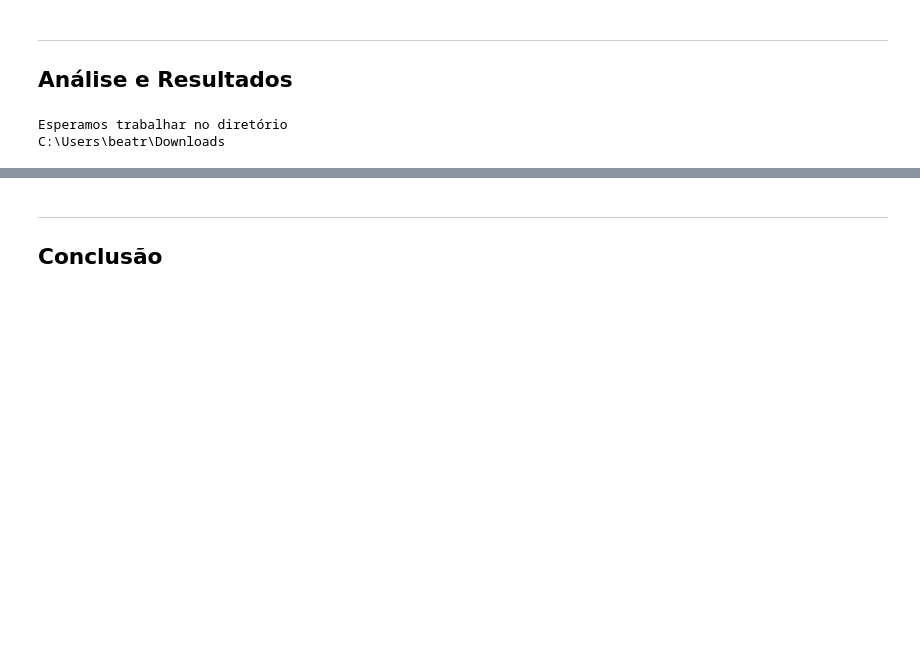
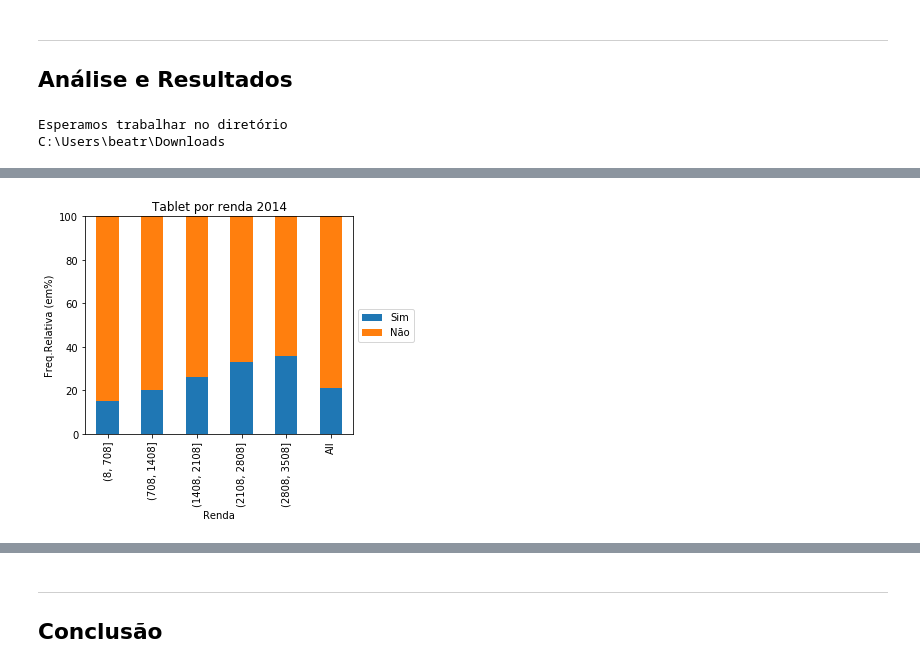
Before and after one commit to AnaBBHenriques/Ciencia_dos_dados, a Jupyter notebook: Projeto1-.ipynb, the cells around one changed output, grey strips where cells are left out. Cells and saved outputs as stored; diff of their text form; code cells hidden in the pictures; blank space fills up the shorter version.

```diff
--- a/Projeto1-.ipynb
+++ b/Projeto1-.ipynb
@@ -122,0 +200,94 @@ ct5.columns = ['Sim', 'Não']
+# %%
+ct2014tab = ct2014tab.iloc[:,0:2]
+plot = ct2014tab.plot(kind='bar', stacked=True,title='Tablet por renda 2014')
+plot.set_ylim([0, 100])
+plt.ylabel('Freq.Relativa (em%)')
+
+#Para legenda ficar fora do gráfico
+ax = plt.subplot(111)
+box = ax.get_position()
+ax.set_position([box.x0, box.y0, box.width * 0.8, box.height])
+ax.legend(loc='center left', bbox_to_anchor=(1, 0.5))
+
+
+ct2015tab = ct2015tab.iloc[:,0:2]
+plot = ct2015tab.plot(kind='bar', stacked=True,title='Tablet por renda 2015')
+plot.set_ylim([0, 100])
+plt.ylabel('Freq.Relativa (em%)')
+
+#Para legenda ficar fora do gráfico
+ax = plt.subplot(111)
+box = ax.get_position()
+ax.set_position([box.x0, box.y0, box.width * 0.8, box.height])
+ax.legend(loc='center left', bbox_to_anchor=(1, 0.5))
+
+ct2014tel= ct2014tel.iloc[:,0:2]
+plot = ct2014tel.plot(kind='bar', stacked=True,title='Telefone por renda2014')
+plot.set_ylim([0, 100])
+plt.ylabel('Freq.Relativa (em%)')
+
+#Para legenda ficar fora do gráfico
+ax = plt.subplot(111)
+box = ax.get_position()
+ax.set_position([box.x0, box.y0, box.width * 0.8, box.height])
+ax.legend(loc='center left', bbox_to_anchor=(1, 0.5))
+
+
+
+ct2015tel= ct2015tel.iloc[:,0:2]
+plot = ct2015tel.plot(kind='bar', stacked=True,title='Telefone por renda2015')
+plot.set_ylim([0, 100])
+plt.ylabel('Freq.Relativa (em%)')
+
+#Para legenda ficar fora do gráfico
+ax = plt.subplot(111)
+box = ax.get_position()
+ax.set_position([box.x0, box.y0, box.width * 0.8, box.height])
+ax.legend(loc='center left', bbox_to_anchor=(1, 0.5))
+
+ct2014tv= ct2014tv.iloc[:,0:2]
+plot = ct2014tv.plot(kind='bar', stacked=True,title='Tv por renda 2014')
+plot.set_ylim([0, 100])
+plt.ylabel('Freq.Relativa (em%)')
+
+#Para legenda ficar fora do gráfico
+ax = plt.subplot(111)
+box = ax.get_position()
+ax.set_position([box.x0, box.y0, box.width * 0.8, box.height])
+ax.legend(loc='center left', bbox_to_anchor=(1, 0.5))
+
+ct2015tv= ct2015tv.iloc[:,0:2]
+plot = ct2015tv.plot(kind='bar', stacked=True,title='Tv por renda 2015')
+plot.set_ylim([0, 100])
+plt.ylabel('Freq.Relativa (em%)')
+
+#Para legenda ficar fora do gráfico
+ax = plt.subplot(111)
+box = ax.get_position()
+ax.set_position([box.x0, box.y0, box.width * 0.8, box.height])
+ax.legend(loc='center left', bbox_to_anchor=(1, 0.5))
+
+ct2014pc= ct2014pc.iloc[:,0:2]
+plot = ct2014pc.plot(kind='bar', stacked=True,title='Microcomputador por renda2014')
+plot.set_ylim([0, 100])
+plt.ylabel('Freq.Relativa (em%)')
+
+#Para legenda ficar fora do gráfico
+ax = plt.subplot(111)
+box = ax.get_position()
+ax.set_position([box.x0, box.y0, box.width * 0.8, box.height])
+ax.legend(loc='center left', bbox_to_anchor=(1, 0.5))
+
+
+
+ct2015pc= ct2015pc.iloc[:,0:2]
+plot = ct2015pc.plot(kind='bar', stacked=True,title='Microcomputador por renda2015')
+plot.set_ylim([0, 100])
+plt.ylabel('Freq.Relativa (em%)')
+
+#Para legenda ficar fora do gráfico
+ax = plt.subplot(111)
+box = ax.get_position()
+ax.set_position([box.x0, box.y0, box.width * 0.8, box.height])
+ax.legend(loc='center left', bbox_to_anchor=(1, 0.5))
+# %% [output]
@@ -122,0 +295 @@ ct5.columns = ['Sim', 'Não']
+[figure, added]
```
Also changed, not shown: parts of 13 cells of this notebook.
